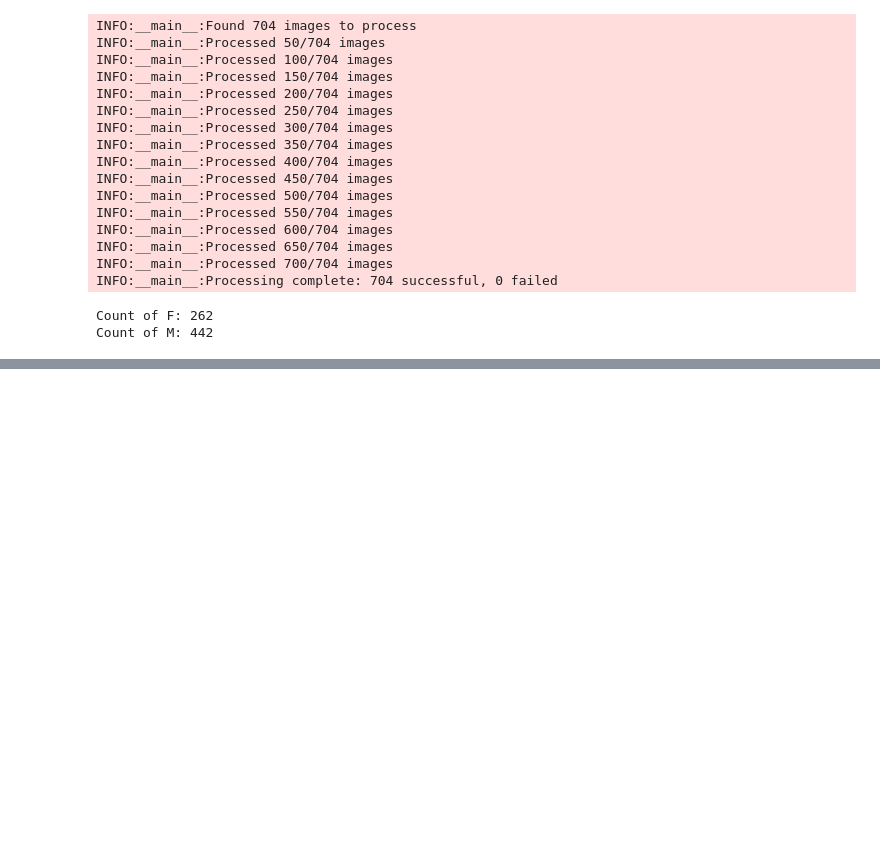
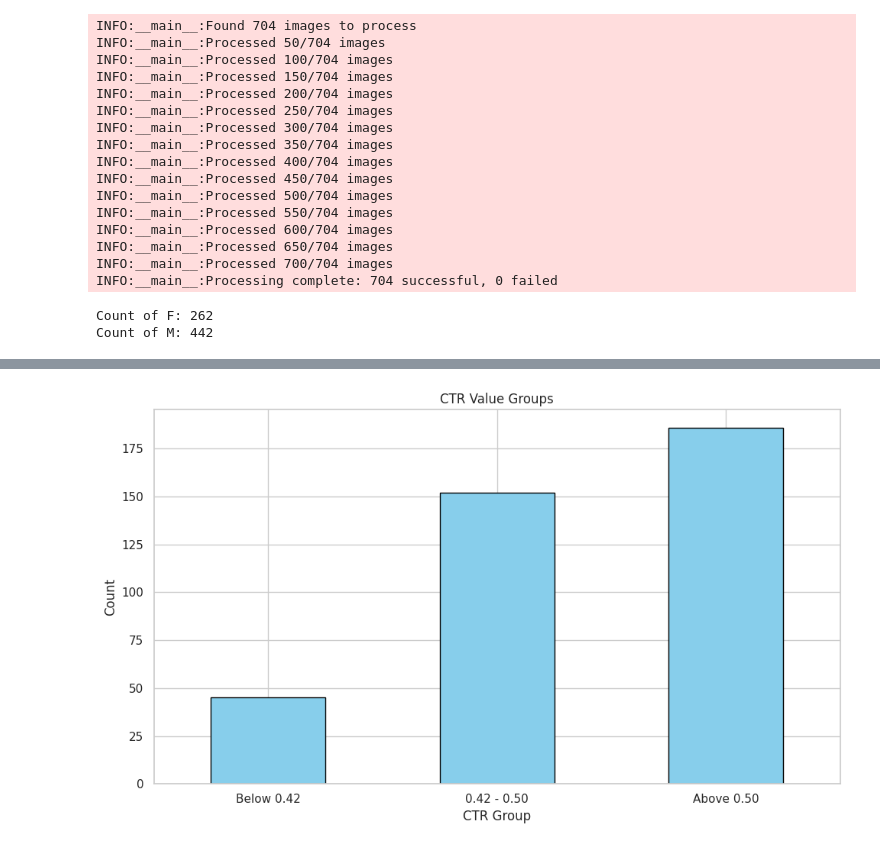
Before and after one commit to meyupy/teknofest25-syz, a Jupyter notebook: cto calculation/stuff.ipynb, the cells around one changed output, grey strips where cells are left out. Saved outputs shown, nothing was run; the diff lists cells and outputs as text; code cells hidden in the pictures; blank space fills up the shorter version.

```diff
--- a/cto calculation/stuff.ipynb
+++ b/cto calculation/stuff.ipynb
@@ -466,0 +705,30 @@ add_prefix_to_column("./data/teknofest/data.csv", "./data/teknofest/data-cleaned
+# %%
+df = pd.read_csv("./data/all/extracted_data.csv")
+
+# Drop missing ctr values
+df = df.dropna(subset=['ctr'])
+
+# Define CTR groups
+def group_cto(value):
+    if value < 0.42:
+        return 'Below 0.42'
+    elif value <= 0.50:
+        return '0.42 - 0.50'
+    else:
+        return 'Above 0.50'
+
+df['ctr_group'] = df['ctr'].apply(group_cto)
+
+# Count each group
+group_counts = df['ctr_group'].value_counts().reindex(['Below 0.42', '0.42 - 0.50', 'Above 0.50'])
+
+# Plot
+group_counts.plot(kind='bar', color='skyblue', edgecolor='black')
+plt.xlabel('CTR Group')
+plt.ylabel('Count')
+plt.title('CTR Value Groups')
+plt.xticks(rotation=0)
+plt.tight_layout()
+plt.show()
+# %% [output]
+[figure, added]
```
Also changed, not shown: parts of 7 cells of this notebook, 3 other files.
